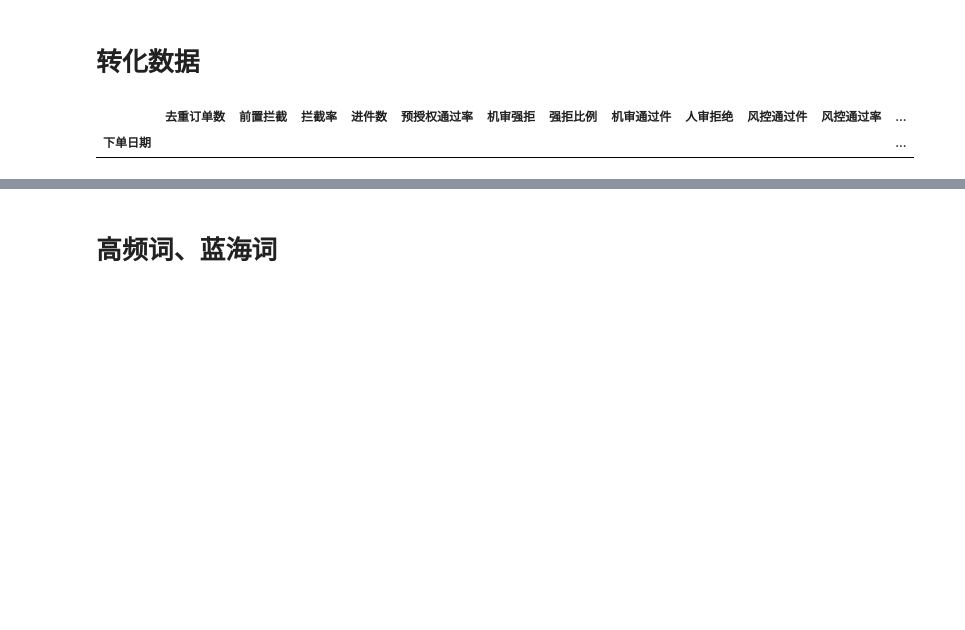
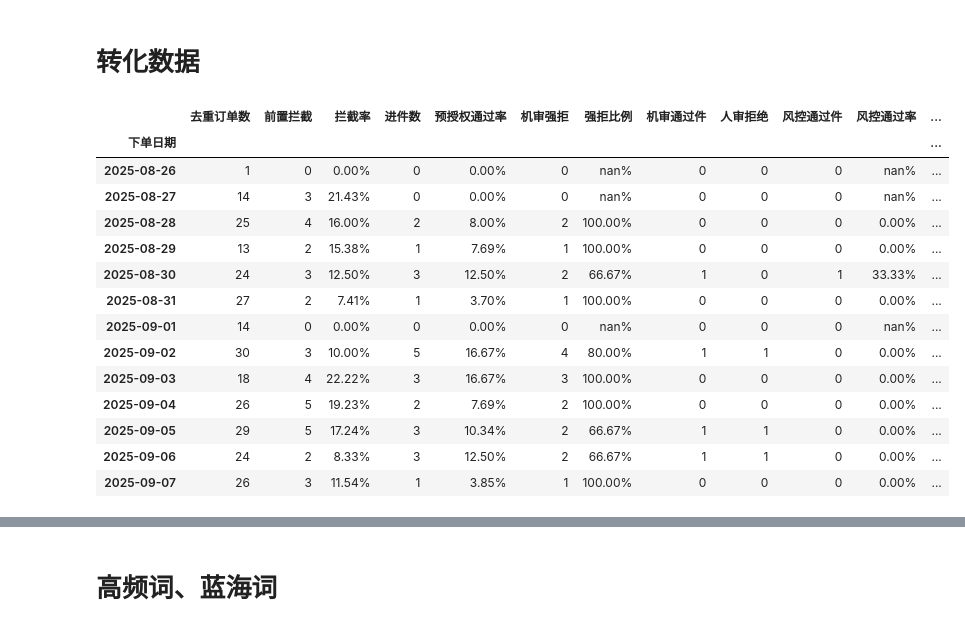
Before and after one commit to 1-2-3-ylc/data_analys, a Jupyter notebook: Scheduled_Tasks/搜索灯火.ipynb, the cells around one changed output, grey strips where cells are left out. Cells and saved outputs as stored; diff of their text form; code cells hidden in the pictures; blank space fills up the shorter version.

```diff
--- a/Scheduled_Tasks/搜索灯火.ipynb
+++ b/Scheduled_Tasks/搜索灯火.ipynb
@@ -503,10 +534,23 @@ Today1 = str(datetime.now().strftime('%Y%m%d%H'))
 # %%
-df_ss1 = df[df['归属渠道']=='付费侠客行-搜索1']
+df_ss1 = df[df['来源渠道']=='搜索侠客行-首页']
 df_ss1_group = group_data(df_ss1)
 df_ss1_group = df_ss1_group[['去重订单数', '前置拦截', '拦截率', '进件数', '预授权通过率', '机审强拒', '强拒比例', '机审通过件', '人审拒绝', '风控通过件', '风控通过率'
                 , '客户取消', '无法联系', '出库前风控强拒', '待审核', '出库', '进件出库率', '订单出库率']]
 df_ss1_group
 # %% [output]
 |  | 去重订单数 | 前置拦截 | 拦截率 | 进件数 | 预授权通过率 | 机审强拒 | 强拒比例 | 机审通过件 | 人审拒绝 | 风控通过件 | 风控通过率 | ... |
 | 下单日期 |  |  |  |  |  |  |  |  |  |  |  | ... |
+| 2025-08-26 | 1 | 0 | 0.00% | 0 | 0.00% | 0 | nan% | 0 | 0 | 0 | nan% | ... |
+| 2025-08-27 | 14 | 3 | 21.43% | 0 | 0.00% | 0 | nan% | 0 | 0 | 0 | nan% | ... |
+| 2025-08-28 | 25 | 4 | 16.00% | 2 | 8.00% | 2 | 100.00% | 0 | 0 | 0 | 0.00% | ... |
+| 2025-08-29 | 13 | 2 | 15.38% | 1 | 7.69% | 1 | 100.00% | 0 | 0 | 0 | 0.00% | ... |
+| 2025-08-30 | 24 | 3 | 12.50% | 3 | 12.50% | 2 | 66.67% | 1 | 0 | 1 | 33.33% | ... |
+| 2025-08-31 | 27 | 2 | 7.41% | 1 | 3.70% | 1 | 100.00% | 0 | 0 | 0 | 0.00% | ... |
+| 2025-09-01 | 14 | 0 | 0.00% | 0 | 0.00% | 0 | nan% | 0 | 0 | 0 | nan% | ... |
+| 2025-09-02 | 30 | 3 | 10.00% | 5 | 16.67% | 4 | 80.00% | 1 | 1 | 0 | 0.00% | ... |
+| 2025-09-03 | 18 | 4 | 22.22% | 3 | 16.67% | 3 | 100.00% | 0 | 0 | 0 | 0.00% | ... |
+| 2025-09-04 | 26 | 5 | 19.23% | 2 | 7.69% | 2 | 100.00% | 0 | 0 | 0 | 0.00% | ... |
+| 2025-09-05 | 29 | 5 | 17.24% | 3 | 10.34% | 2 | 66.67% | 1 | 1 | 0 | 0.00% | ... |
+| 2025-09-06 | 24 | 2 | 8.33% | 3 | 12.50% | 2 | 66.67% | 1 | 1 | 0 | 0.00% | ... |
+| 2025-09-07 | 26 | 3 | 11.54% | 1 | 3.85% | 1 | 100.00% | 0 | 0 | 0 | 0.00% | ... |
 # %%
```
Also changed, not shown: parts of 27 cells of this notebook, 21 other files.
